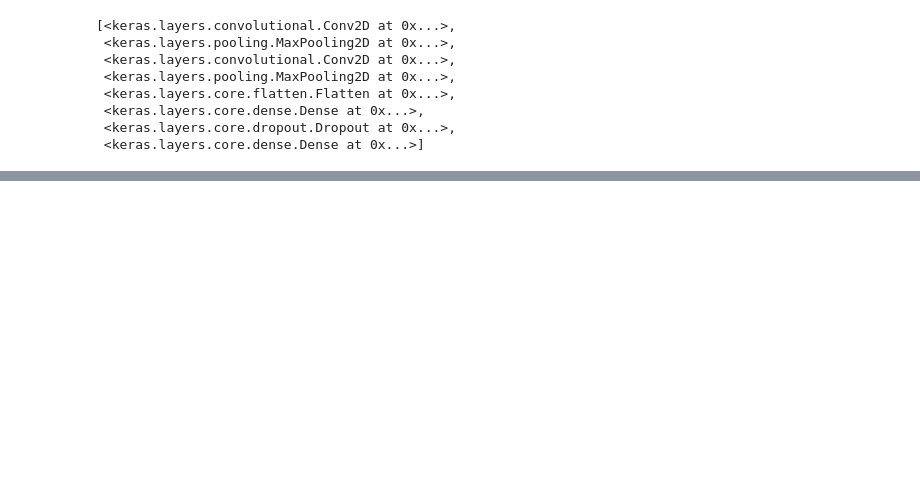
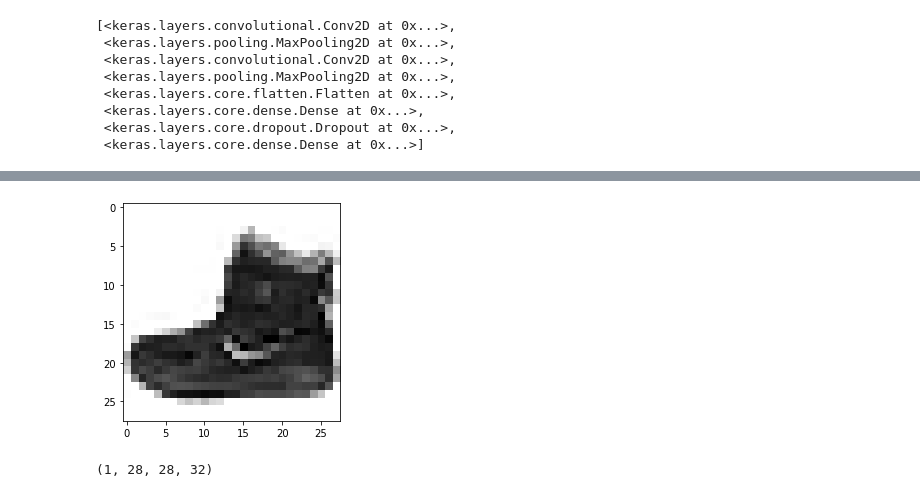
Before and after one commit to onulee/homeclass, a Jupyter notebook: deeplearning/33.CNN_note2시각화.ipynb, the cells around one changed output, grey strips where cells are left out. Drawn from its saved outputs; the diff is of its cells as text; code cells hidden in the pictures; blank space fills up the shorter version.

```diff
--- a/deeplearning/33.CNN_note2시각화.ipynb
+++ b/deeplearning/33.CNN_note2시각화.ipynb
@@ -210,0 +105,5 @@ print(classes[np.argmax(preds)])
+# %%
+plt.imshow(train_input[0], cmap='gray_r')
+plt.show()
+# %% [output]
+[figure, added]
@@ -210,0 +114,4 @@ print(classes[np.argmax(preds)])
+# %%
+print(feature_maps.shape)
+# %% [output]
+(1, 28, 28, 32)
```
Also changed, not shown: parts of 35 cells of this notebook, 1 other file.
